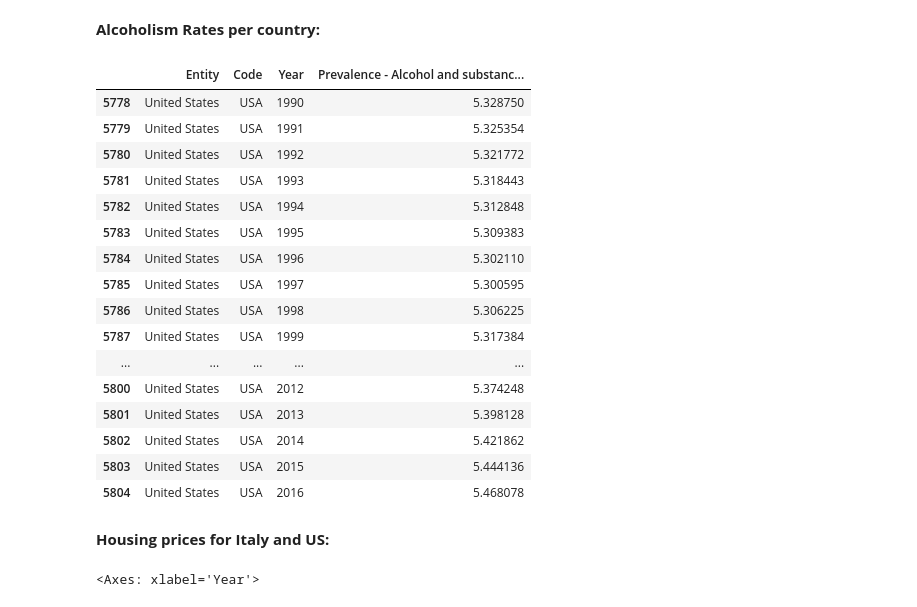
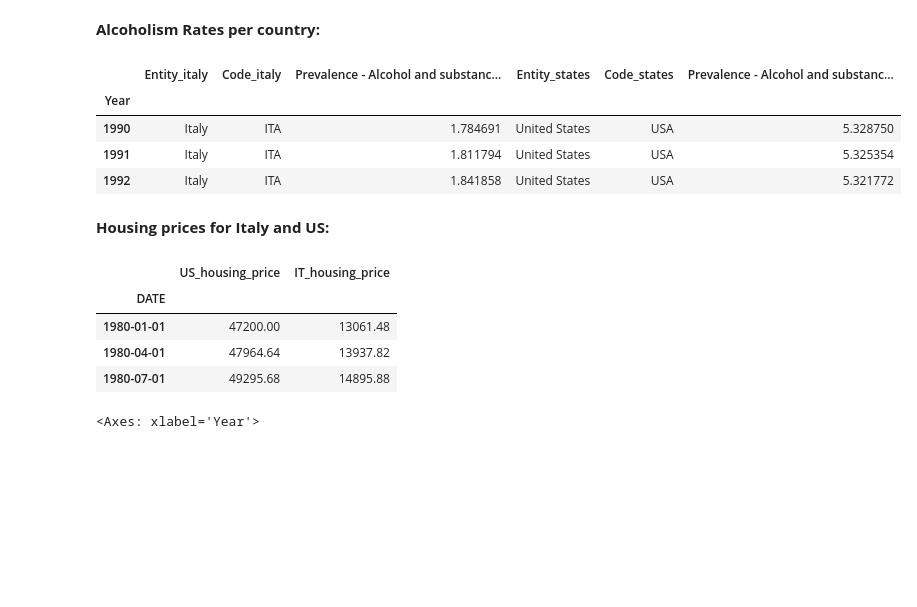
Before and after one commit to Papa-Yaga/sql-database, a Jupyter notebook: very_optimistic_data.ipynb, the cells around one changed output. Drawn from its saved outputs; the diff is of its cells as text; code cells hidden in the pictures; blank space fills up the shorter version.

```diff
--- a/very_optimistic_data.ipynb
+++ b/very_optimistic_data.ipynb
@@ -88,23 +74,11 @@ alc_rates_us = alc_rates[alc_rates["Entity"]=="United States"]
 # %%
-alc_rates_us # 1990 - 2016
+alc_all.head(3) # 1990 - 2016
 # %% [output]
-|  | Entity | Code | Year | Prevalence - Alcohol and substanc... |
-| 5778 | United States | USA | 1990 | 5.328750 |
-| 5779 | United States | USA | 1991 | 5.325354 |
-| 5780 | United States | USA | 1992 | 5.321772 |
-| 5781 | United States | USA | 1993 | 5.318443 |
-| 5782 | United States | USA | 1994 | 5.312848 |
-| 5783 | United States | USA | 1995 | 5.309383 |
-| 5784 | United States | USA | 1996 | 5.302110 |
-| 5785 | United States | USA | 1997 | 5.300595 |
-| 5786 | United States | USA | 1998 | 5.306225 |
-| 5787 | United States | USA | 1999 | 5.317384 |
-| ... | ... | ... | ... | ... |
-| 5800 | United States | USA | 2012 | 5.374248 |
-| 5801 | United States | USA | 2013 | 5.398128 |
-| 5802 | United States | USA | 2014 | 5.421862 |
-| 5803 | United States | USA | 2015 | 5.444136 |
-| 5804 | United States | USA | 2016 | 5.468078 |
+|  | Entity_italy | Code_italy | Prevalence - Alcohol and substanc... | Entity_states | Code_states | Prevalence - Alcohol and substanc... |
+| Year |  |  |  |  |  |  |
+| 1990 | Italy | ITA | 1.784691 | United States | USA | 5.328750 |
+| 1991 | Italy | ITA | 1.811794 | United States | USA | 5.325354 |
+| 1992 | Italy | ITA | 1.841858 | United States | USA | 5.321772 |
 # %% [markdown]
 **Housing prices for Italy and US:**
 # %%
@@ -133,3 +102,11 @@ alc_rates_it.set_index("Year", inplace=True)
+# %%
+housing_data.head(3) # 1980 - 2023
+# %% [output]
+|  | US_housing_price | IT_housing_price |
+| DATE |  |  |
+| 1980-01-01 | 47200.00 | 13061.48 |
+| 1980-04-01 | 47964.64 | 13937.82 |
+| 1980-07-01 | 49295.68 | 14895.88 |
 # %%
 abuse_it = sub_rates_it.join(alc_rates_it, on="Year")
 abuse_it.rename(columns={"Prevalence - Alcohol and substance use disorders: Both (age-standardized percent) (%)":"Alcohol abuse (age-standardized percent)"}, inplace=True)
```
Also changed, not shown: parts of 16 cells of this notebook, 10 other files.
